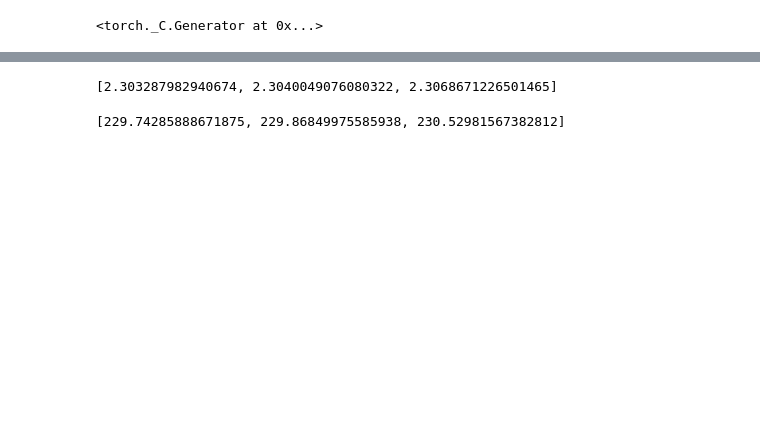
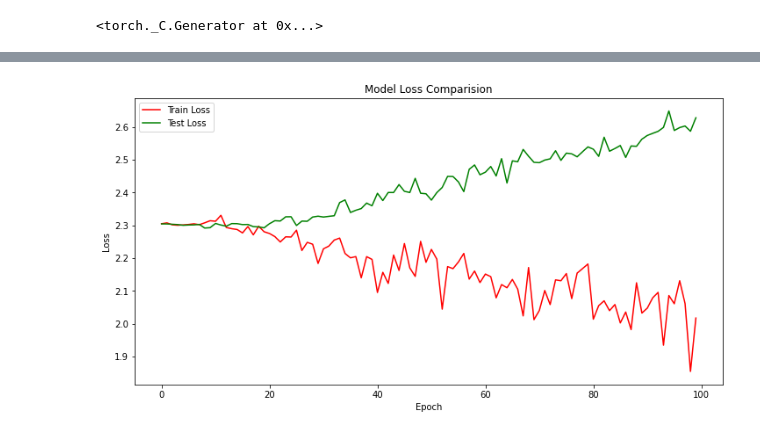
Before and after one commit to nik1097/Deep-Learning, a Jupyter notebook: HW1 rand_label_fit.ipynb, the cells around one changed output, grey strips where cells are left out. Cells and saved outputs as stored; diff of their text form; code cells hidden in the pictures; blank space fills up the shorter version.

```diff
--- a/HW1 rand_label_fit.ipynb
+++ b/HW1 rand_label_fit.ipynb
@@ -124,7 +127,7 @@ optimizer = optim.Adam(model.parameters(), lr=0.0001)
 m1_train_loss_arr = []
 m1_test_loss_arr = []
 
-epochs = 3
+epochs = 100
 log_interval = 500
 for epoch in range(1, epochs + 1):
     loss, acc = train(model, optimizer, epoch, train_loader, log_interval = log_interval)
@@ -167,11 +163,14 @@ for i in m1_train_loss_arr:
 temp_2 = []
 for i in m1_test_loss_arr:
     temp_2.append(i.data.numpy().tolist())
-# %%
-temp_1
-# %% [output]
-[2.303287982940674, 2.3040049076080322, 2.3068671226501465]
-# %%
-temp_2
-# %% [output]
-[229.74285888671875, 229.86849975585938, 230.52981567382812]
+# %%
+plt.figure(figsize=(12,6))
+plt.plot(np.arange(0, 100, 1), temp_1, color = "r")
+plt.plot(np.arange(0, 100, 1), temp_2, color = "g")
+plt.title('Model Loss Comparision')
+plt.legend(['Train Loss', 'Test Loss'])
+plt.xlabel('Epoch')
+plt.ylabel('Loss')
+plt.show()
+# %% [output]
+[figure, added]
```
Also changed, not shown: parts of 4 cells of this notebook.
